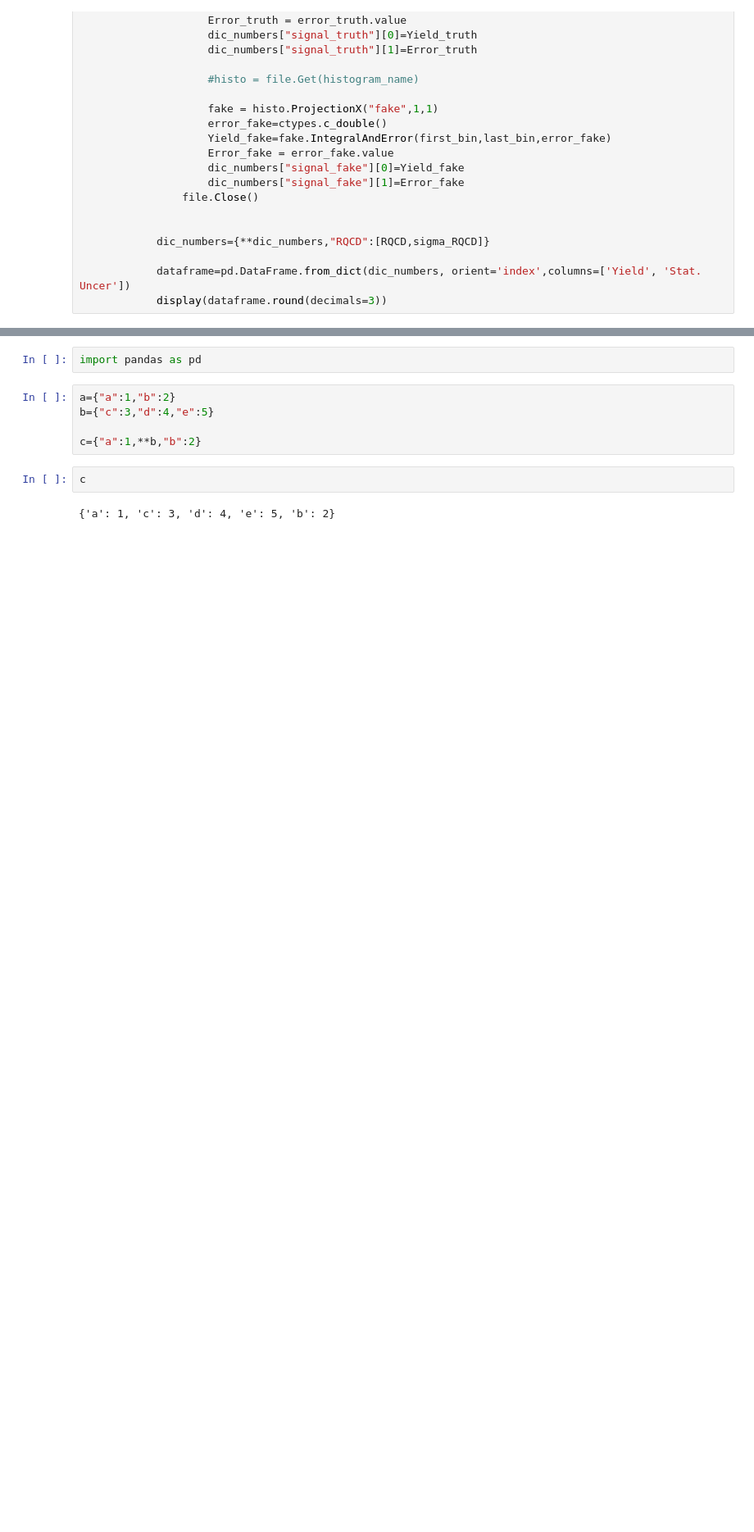
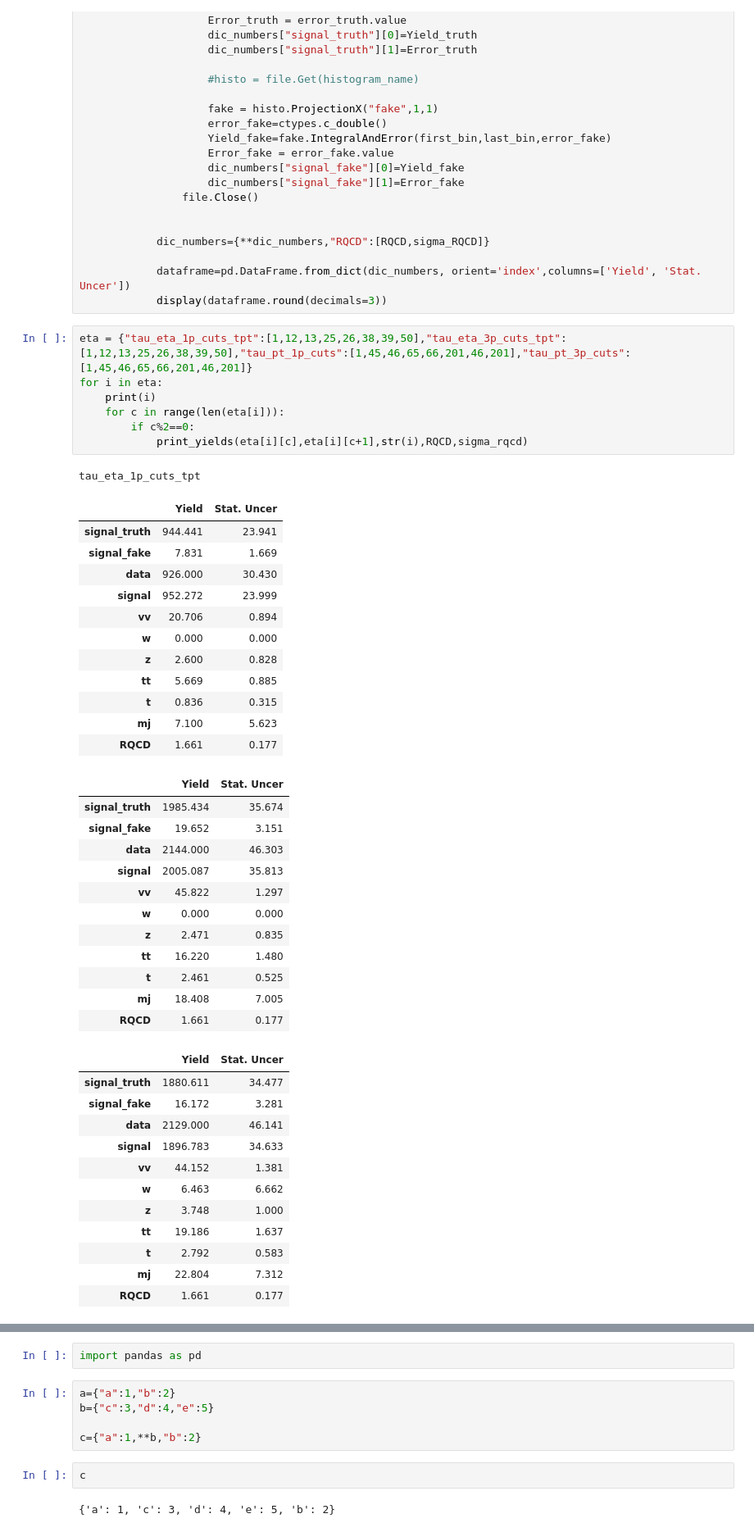
Before and after one commit to diegobaronm/TauID, a Jupyter notebook: TauMu/Plots/MJ Estimation.ipynb, the cells around one changed output, grey strips where cells are left out. Shown at 82% size. Saved outputs shown, nothing was run; the diff lists cells and outputs as text; blank space fills up the shorter version.

Commit message:
Added fixes to the plotting scripts and a loop to give all SFs ranges.

```diff
--- a/TauMu/Plots/MJ Estimation.ipynb
+++ b/TauMu/Plots/MJ Estimation.ipynb
@@ -975,3 +974,48 @@ def print_yields(first_bin,last_bin,histogram_name,RQCD,sigma_RQCD):
 
             dataframe=pd.DataFrame.from_dict(dic_numbers, orient='index',columns=['Yield', 'Stat. Uncer'])
             display(dataframe.round(decimals=3))
+# %%
+eta = {"tau_eta_1p_cuts_tpt":[1,12,13,25,26,38,39,50],"tau_eta_3p_cuts_tpt":[1,12,13,25,26,38,39,50],"tau_pt_1p_cuts":[1,45,46,65,66,201,46,201],"tau_pt_3p_cuts":[1,45,46,65,66,201,46,201]}
+for i in eta:
+    print(i)
+    for c in range(len(eta[i])):
+        if c%2==0:
+            print_yields(eta[i][c],eta[i][c+1],str(i),RQCD,sigma_rqcd)
+# %% [output]
+tau_eta_1p_cuts_tpt
+|  | Yield | Stat. Uncer |
+| signal_truth | 944.441 | 23.941 |
+| signal_fake | 7.831 | 1.669 |
+| data | 926.000 | 30.430 |
+| signal | 952.272 | 23.999 |
+| vv | 20.706 | 0.894 |
+| w | 0.000 | 0.000 |
+| z | 2.600 | 0.828 |
+| tt | 5.669 | 0.885 |
+| t | 0.836 | 0.315 |
+| mj | 7.100 | 5.623 |
+| RQCD | 1.661 | 0.177 |
+|  | Yield | Stat. Uncer |
+| signal_truth | 1985.434 | 35.674 |
+| signal_fake | 19.652 | 3.151 |
+| data | 2144.000 | 46.303 |
+| signal | 2005.087 | 35.813 |
+| vv | 45.822 | 1.297 |
+| w | 0.000 | 0.000 |
+| z | 2.471 | 0.835 |
+| tt | 16.220 | 1.480 |
+| t | 2.461 | 0.525 |
+| mj | 18.408 | 7.005 |
+| RQCD | 1.661 | 0.177 |
+|  | Yield | Stat. Uncer |
+| signal_truth | 1880.611 | 34.477 |
+| signal_fake | 16.172 | 3.281 |
+| data | 2129.000 | 46.141 |
+| signal | 1896.783 | 34.633 |
+| vv | 44.152 | 1.381 |
+| w | 6.463 | 6.662 |
+| z | 3.748 | 1.000 |
+| tt | 19.186 | 1.637 |
+| t | 2.792 | 0.583 |
+| mj | 22.804 | 7.312 |
+| RQCD | 1.661 | 0.177 |
```
Also changed, not shown: parts of 5 cells of this notebook, 3 other files.
